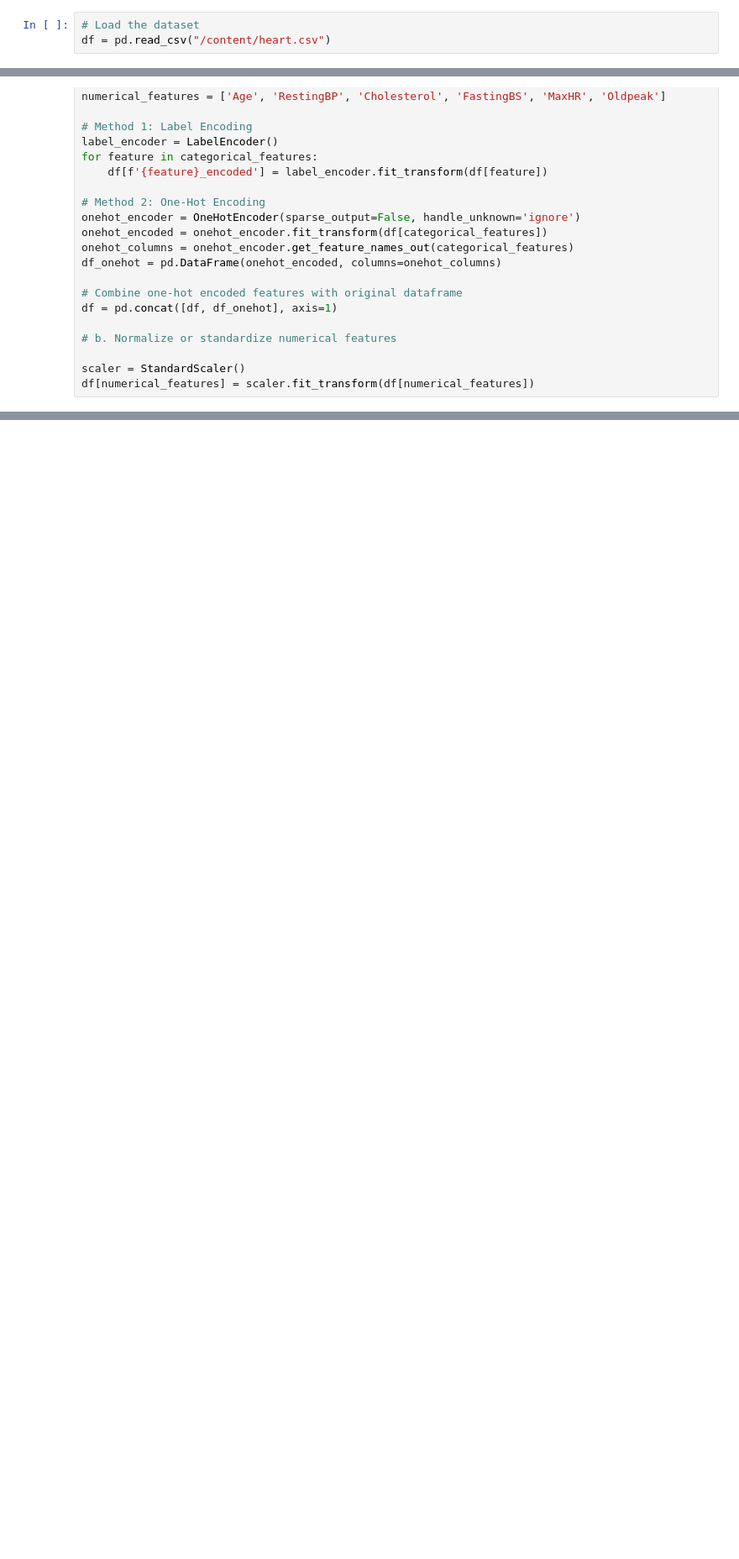
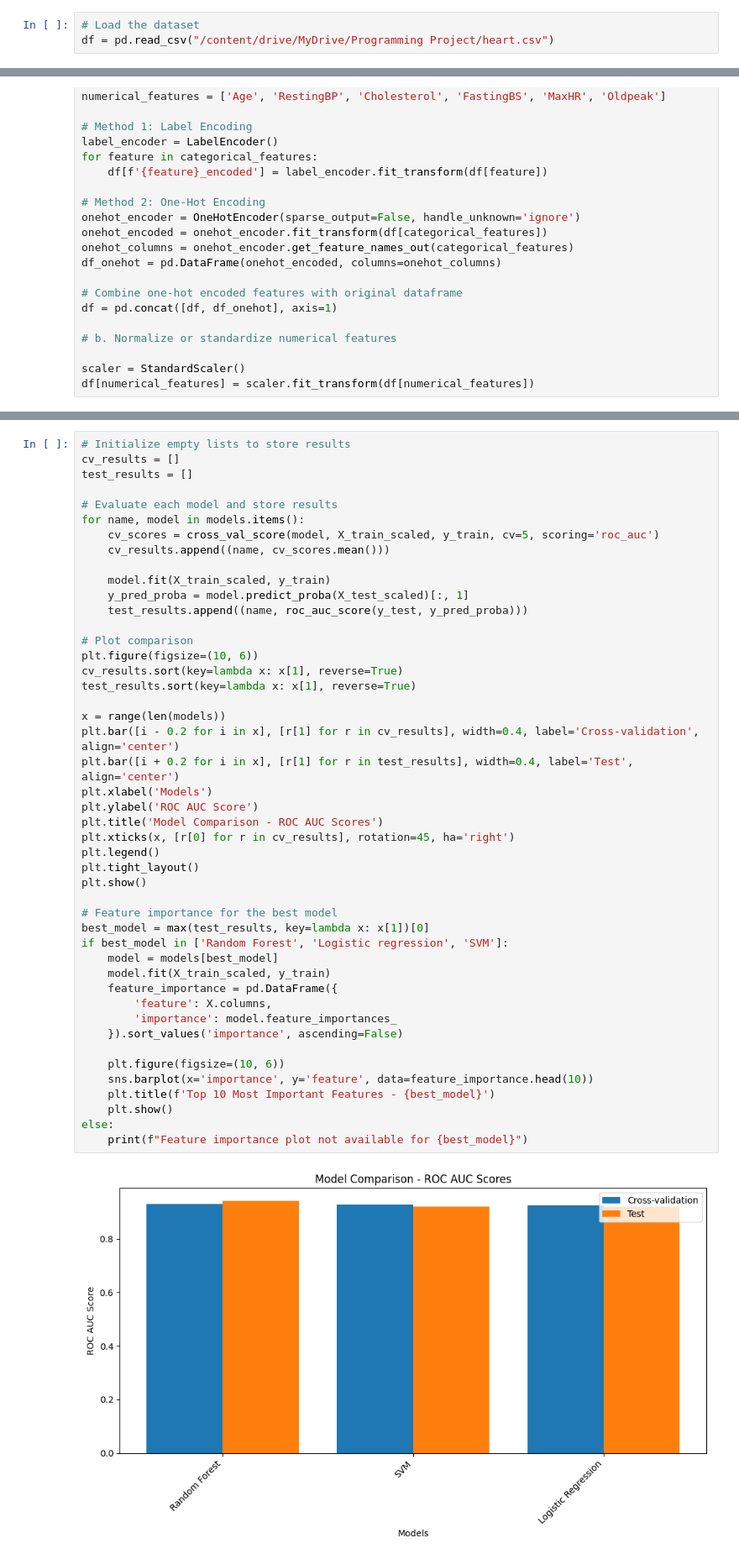
Before and after one commit to zizo155/Heart-Failure-Prediction-, a Jupyter notebook: heart_failure.ipynb, the cells around one changed output, grey strips where cells are left out. Shown at 84% size. Saved outputs shown, nothing was run; the diff lists cells and outputs as text; blank space fills up the shorter version.

```diff
--- a/heart_failure.ipynb
+++ b/heart_failure.ipynb
@@ -8,6 +18,6 @@ from sklearn.impute import SimpleImputer
 # %%
 # Load the dataset
-df = pd.read_csv("/content/heart.csv")
+df = pd.read_csv("/content/drive/MyDrive/Programming Project/heart.csv")
 # %%
 df.head()
 # %% [output]
@@ -391,0 +501,48 @@ Final dataset shape: (713, 29)
+# %%
+# Initialize empty lists to store results
+cv_results = []
+test_results = []
+
+# Evaluate each model and store results
+for name, model in models.items():
+    cv_scores = cross_val_score(model, X_train_scaled, y_train, cv=5, scoring='roc_auc')
+    cv_results.append((name, cv_scores.mean()))
+
+    model.fit(X_train_scaled, y_train)
+    y_pred_proba = model.predict_proba(X_test_scaled)[:, 1]
+    test_results.append((name, roc_auc_score(y_test, y_pred_proba)))
+
+# Plot comparison
+plt.figure(figsize=(10, 6))
+cv_results.sort(key=lambda x: x[1], reverse=True)
+test_results.sort(key=lambda x: x[1], reverse=True)
+
+x = range(len(models))
+plt.bar([i - 0.2 for i in x], [r[1] for r in cv_results], width=0.4, label='Cross-validation', align='center')
+plt.bar([i + 0.2 for i in x], [r[1] for r in test_results], width=0.4, label='Test', align='center')
+plt.xlabel('Models')
+plt.ylabel('ROC AUC Score')
+plt.title('Model Comparison - ROC AUC Scores')
+plt.xticks(x, [r[0] for r in cv_results], rotation=45, ha='right')
+plt.legend()
+plt.tight_layout()
+plt.show()
+
+# Feature importance for the best model
+best_model = max(test_results, key=lambda x: x[1])[0]
+if best_model in ['Random Forest', 'Logistic regression', 'SVM']:
+    model = models[best_model]
+    model.fit(X_train_scaled, y_train)
+    feature_importance = pd.DataFrame({
+        'feature': X.columns,
+        'importance': model.feature_importances_
+    }).sort_values('importance', ascending=False)
+
+    plt.figure(figsize=(10, 6))
+    sns.barplot(x='importance', y='feature', data=feature_importance.head(10))
+    plt.title(f'Top 10 Most Important Features - {best_model}')
+    plt.show()
+else:
+    print(f"Feature importance plot not available for {best_model}")
+# %% [output]
+[figure, added]
```
Also changed, not shown: parts of 8 cells of this notebook.
